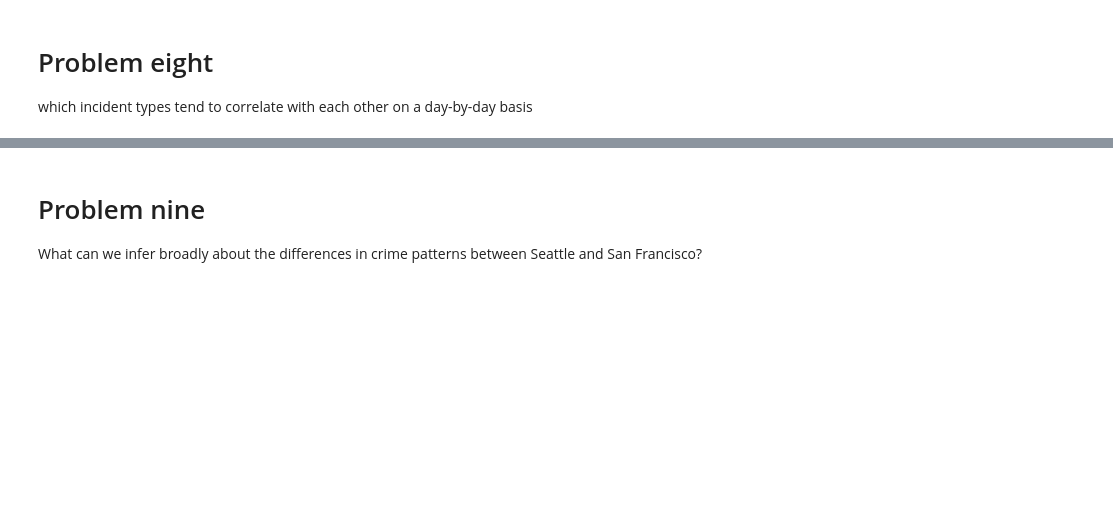
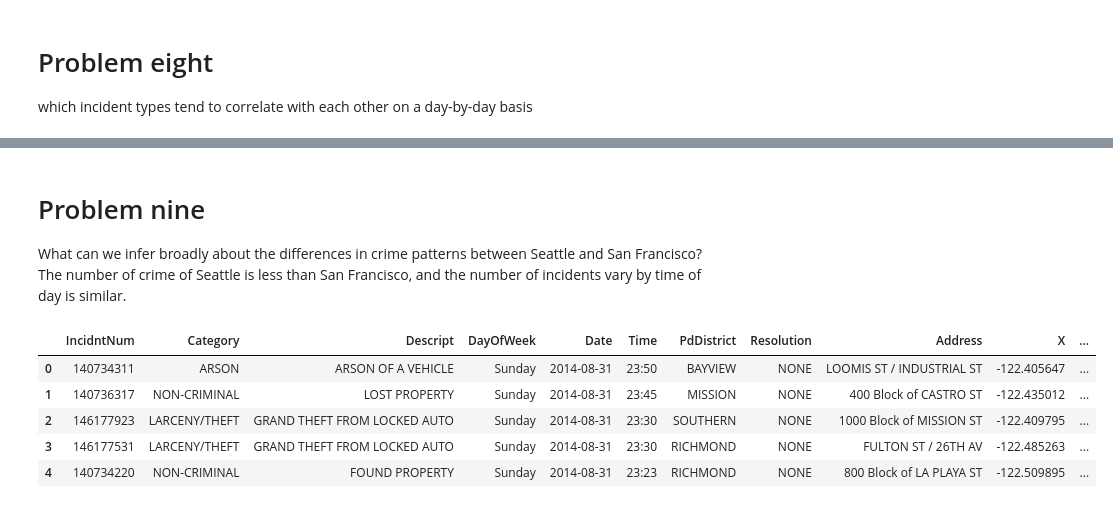
Before and after one commit to fangyizhang/crime_analytics_assignment6, a Jupyter notebook: data_visualizations.ipynb, the cells around one changed output, grey strips where cells are left out. Drawn from its saved outputs; the diff is of its cells as text; code cells hidden in the pictures; blank space fills up the shorter version.

```diff
--- a/data_visualizations.ipynb
+++ b/data_visualizations.ipynb
@@ -86,3 +147,16 @@ which incident types tend to correlate with each other on a day-by-day basis
 # %% [markdown]
 # Problem nine
 What can we infer broadly about the differences in crime patterns between Seattle and San Francisco?
+The number of crime of Seattle is less than San Francisco, and the number of incidents vary by time of day is similar.
+# %%
+san_incidents = pd.read_csv('sanfrancisco_incidents_summer_2014.csv',
+                                low_memory=False,
+                                parse_dates=['Date'])
+san_incidents.head()
+# %% [output]
+|  | IncidntNum | Category | Descript | DayOfWeek | Date | Time | PdDistrict | Resolution | Address | X | ... |
+| 0 | 140734311 | ARSON | ARSON OF A VEHICLE | Sunday | 2014-08-31 | 23:50 | BAYVIEW | NONE | LOOMIS ST / INDUSTRIAL ST | -122.405647 | ... |
+| 1 | 140736317 | NON-CRIMINAL | LOST PROPERTY | Sunday | 2014-08-31 | 23:45 | MISSION | NONE | 400 Block of CASTRO ST | -122.435012 | ... |
+| 2 | 146177923 | LARCENY/THEFT | GRAND THEFT FROM LOCKED AUTO | Sunday | 2014-08-31 | 23:30 | SOUTHERN | NONE | 1000 Block of MISSION ST | -122.409795 | ... |
+| 3 | 146177531 | LARCENY/THEFT | GRAND THEFT FROM LOCKED AUTO | Sunday | 2014-08-31 | 23:30 | RICHMOND | NONE | FULTON ST / 26TH AV | -122.485263 | ... |
+| 4 | 140734220 | NON-CRIMINAL | FOUND PROPERTY | Sunday | 2014-08-31 | 23:23 | RICHMOND | NONE | 800 Block of LA PLAYA ST | -122.509895 | ... |
```
Also changed, not shown: parts of 12 cells of this notebook.
